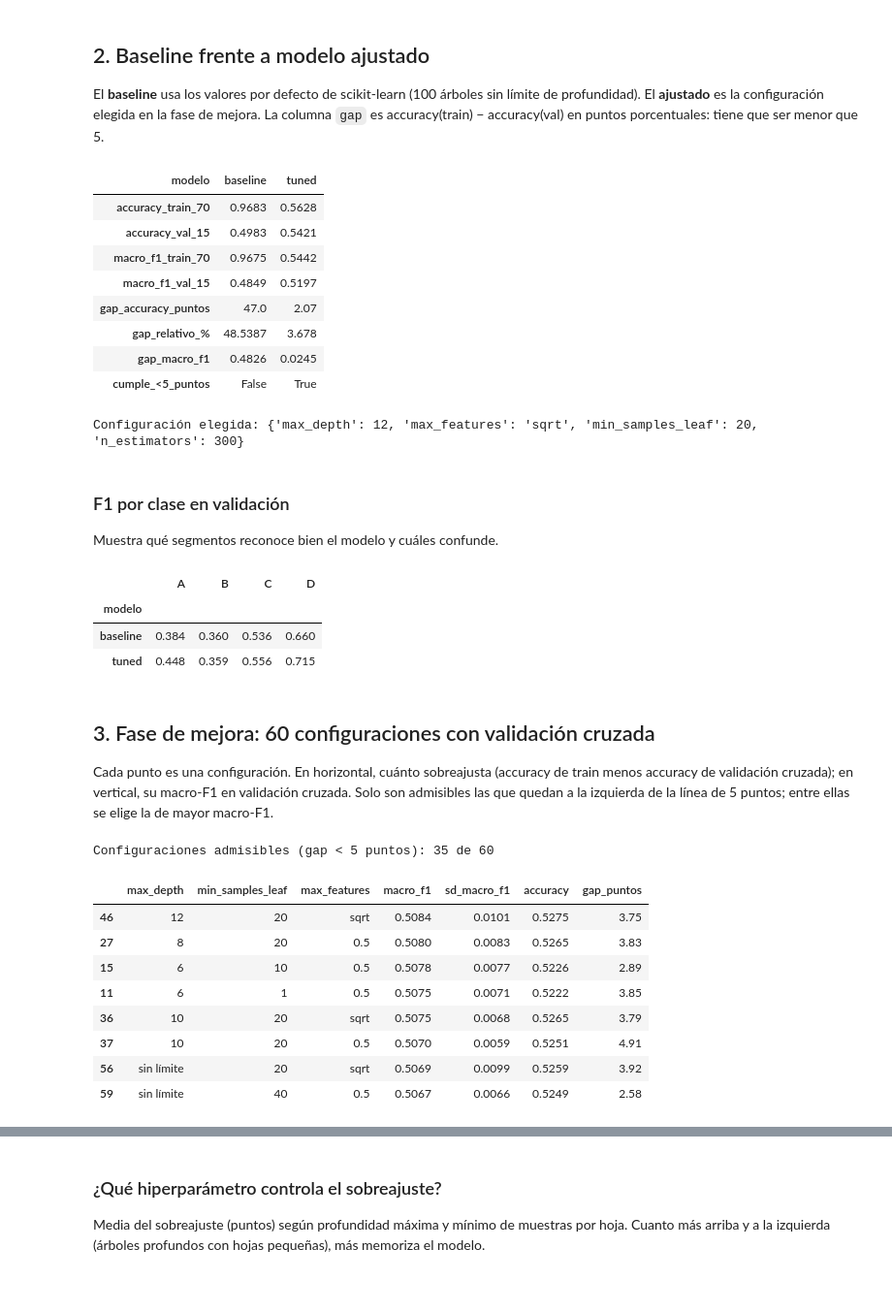
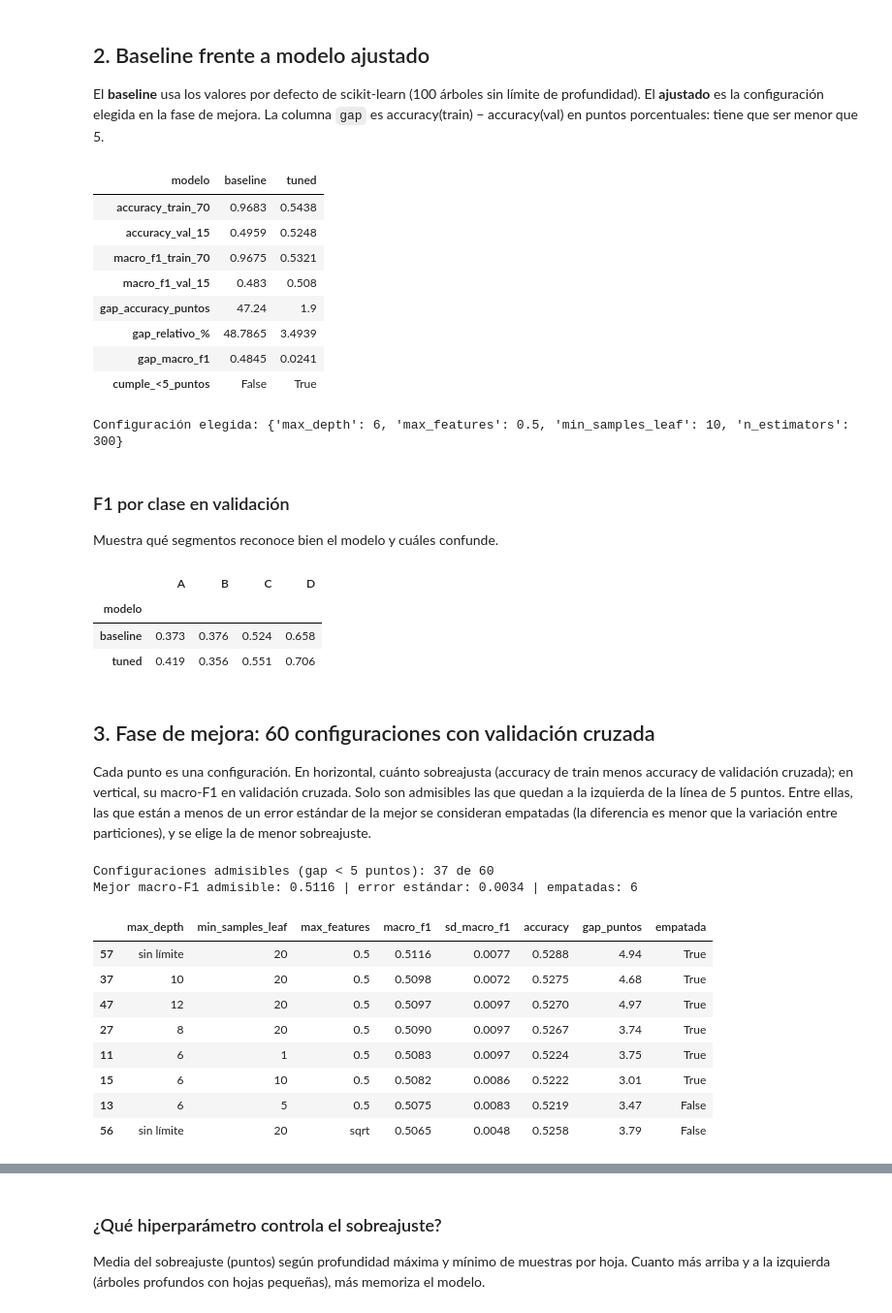
Before and after one commit to IA-P1-BCN/customer-segmentation-multiclass, a Jupyter notebook: 03_model_random_forest.ipynb, the cells around one changed output, grey strips where cells are left out. Shown at 97% size. Drawn from its saved outputs; the diff is of its cells as text; code cells hidden in the pictures; blank space fills up the shorter version.

```diff
--- a/03_model_random_forest.ipynb
+++ b/03_model_random_forest.ipynb
@@ -59,0 +58,11 @@ Filas: 64 | ejecuciones: 2 | semilla: [42]
+# %%
+history = pd.read_csv(RESULTS_PATH)
+history["fase"] = np.where(history["config"].str.startswith("baseline"), "baseline", "mejora")
+print("Filas en el fichero:", len(history), "| semilla:", history["seed"].unique().tolist())
+display(history.groupby(["fase", "run_timestamp_utc"]).size().to_frame("filas"))
+
+latest = history.groupby("fase")["run_timestamp_utc"].transform("max")
+results = history[history["run_timestamp_utc"] == latest].copy()
+assert results["notes"].str.contains("Approved, 28 columns").sum() == 4  # baseline y elegido, train y val
+print("Filas usadas (última ejecución de cada fase):", len(results))
+results["partition"].value_counts().to_frame("filas")
@@ -74,20 +98,20 @@ summary["cumple_<5_puntos"] = summary["gap_accuracy_puntos"] < 5
 summary.loc[["baseline", "tuned"]].round(4).T
 # %% [output]
 | modelo | baseline | tuned |
-| accuracy_train_70 | 0.9683 | 0.5628 |
-| accuracy_val_15 | 0.4983 | 0.5421 |
-| macro_f1_train_70 | 0.9675 | 0.5442 |
-| macro_f1_val_15 | 0.4849 | 0.5197 |
-| gap_accuracy_puntos | 47.0 | 2.07 |
-| gap_relativo_% | 48.5387 | 3.678 |
-| gap_macro_f1 | 0.4826 | 0.0245 |
+| accuracy_train_70 | 0.9683 | 0.5438 |
+| accuracy_val_15 | 0.4959 | 0.5248 |
+| macro_f1_train_70 | 0.9675 | 0.5321 |
+| macro_f1_val_15 | 0.483 | 0.508 |
+| gap_accuracy_puntos | 47.24 | 1.9 |
+| gap_relativo_% | 48.7865 | 3.4939 |
+| gap_macro_f1 | 0.4845 | 0.0241 |
 | cumple_<5_puntos | False | True |
 # %%
 tuned_config = final.loc[final["modelo"] == "tuned", "config"].iloc[0]
 tuned_params = json.loads(tuned_config.split(" ", 1)[1])
 print("Configuración elegida:", tuned_params)
 # %% [output]
-Configuración elegida: {'max_depth': 12, 'max_features': 'sqrt', 'min_samples_leaf': 20, 'n_estimators': 300}
+Configuración elegida: {'max_depth': 6, 'max_features': 0.5, 'min_samples_leaf': 10, 'n_estimators': 300}
 # %% [markdown]
 ### F1 por clase en validación
 
@@ -100,35 +124,41 @@ per_class.round(3)
 # %% [output]
 |  | A | B | C | D |
 | modelo |  |  |  |  |
-| baseline | 0.384 | 0.360 | 0.536 | 0.660 |
-| tuned | 0.448 | 0.359 | 0.556 | 0.715 |
+| baseline | 0.373 | 0.376 | 0.524 | 0.658 |
+| tuned | 0.419 | 0.356 | 0.551 | 0.706 |
 # %% [markdown]
 ## 3. Fase de mejora: 60 configuraciones con validación cruzada
 
-Cada punto es una configuración. En horizontal, cuánto sobreajusta (accuracy de train menos accuracy de validación cruzada); en vertical, su macro-F1 en validación cruzada. Solo son admisibles las que quedan a la izquierda de la línea de 5 puntos; entre ellas se elige la de mayor macro-F1.
+Cada punto es una configuración. En horizontal, cuánto sobreajusta (accuracy de train menos accuracy de validación cruzada); en vertical, su macro-F1 en validación cruzada. Solo son admisibles las que quedan a la izquierda de la línea de 5 puntos. Entre ellas, las que están a menos de un error estándar de la mejor se consideran empatadas (la diferencia es menor que la variación entre particiones), y se elige la de menor sobreajuste.
 # %%
 cv = results[results["partition"] == "cv5fold"].copy()
 cv["params"] = cv["config"].str.split(" ", n=1).str[1].map(json.loads)
 cv = pd.concat([cv.reset_index(drop=True), pd.json_normalize(cv["params"].tolist())], axis=1)
 cv["gap_puntos"] = cv["notes"].str.extract(r"train - CV gap ([\d.]+)").astype(float)
 cv["sd_macro_f1"] = cv["notes"].str.extract(r"sd macro-F1 ([\d.]+)").astype(float)
 cv["admisible"] = cv["gap_puntos"] < 5
 cv["max_depth"] = cv["max_depth"].map(lambda d: "sin límite" if pd.isna(d) else str(int(d)))
 
 print("Configuraciones admisibles (gap < 5 puntos):", int(cv["admisible"].sum()), "de", len(cv))
-cols = ["max_depth", "min_samples_leaf", "max_features", "macro_f1", "sd_macro_f1", "accuracy", "gap_puntos"]
+top = cv[cv["admisible"]].sort_values("macro_f1", ascending=False).iloc[0]
+error_estandar = top["sd_macro_f1"] / np.sqrt(5)
+cv["empatada"] = cv["admisible"] & (cv["macro_f1"] >= top["macro_f1"] - error_estandar - 5e-5)  # margen por el redondeo a 4 decimales
+print(f"Mejor macro-F1 admisible: {top['macro_f1']:.4f} | error estándar: {error_estandar:.4f} | "
+      f"empatadas: {int(cv['empatada'].sum())}")
+cols = ["max_depth", "min_samples_leaf", "max_features", "macro_f1", "sd_macro_f1", "accuracy", "gap_puntos", "empatada"]
 cv[cv["admisible"]].sort_values("macro_f1", ascending=False)[cols].head(8)
 # %% [output]
-Configuraciones admisibles (gap < 5 puntos): 35 de 60
+Configuraciones admisibles (gap < 5 puntos): 37 de 60
+Mejor macro-F1 admisible: 0.5116 | error estándar: 0.0034 | empatadas: 6
-|  | max_depth | min_samples_leaf | max_features | macro_f1 | sd_macro_f1 | accuracy | gap_puntos |
-| 46 | 12 | 20 | sqrt | 0.5084 | 0.0101 | 0.5275 | 3.75 |
-| 27 | 8 | 20 | 0.5 | 0.5080 | 0.0083 | 0.5265 | 3.83 |
-| 15 | 6 | 10 | 0.5 | 0.5078 | 0.0077 | 0.5226 | 2.89 |
-| 11 | 6 | 1 | 0.5 | 0.5075 | 0.0071 | 0.5222 | 3.85 |
-| 36 | 10 | 20 | sqrt | 0.5075 | 0.0068 | 0.5265 | 3.79 |
-| 37 | 10 | 20 | 0.5 | 0.5070 | 0.0059 | 0.5251 | 4.91 |
-| 56 | sin límite | 20 | sqrt | 0.5069 | 0.0099 | 0.5259 | 3.92 |
-| 59 | sin límite | 40 | 0.5 | 0.5067 | 0.0066 | 0.5249 | 2.58 |
+|  | max_depth | min_samples_leaf | max_features | macro_f1 | sd_macro_f1 | accuracy | gap_puntos | empatada |
+| 57 | sin límite | 20 | 0.5 | 0.5116 | 0.0077 | 0.5288 | 4.94 | True |
+| 37 | 10 | 20 | 0.5 | 0.5098 | 0.0072 | 0.5275 | 4.68 | True |
+| 47 | 12 | 20 | 0.5 | 0.5097 | 0.0097 | 0.5270 | 4.97 | True |
+| 27 | 8 | 20 | 0.5 | 0.5090 | 0.0097 | 0.5267 | 3.74 | True |
+| 11 | 6 | 1 | 0.5 | 0.5083 | 0.0097 | 0.5224 | 3.75 | True |
+| 15 | 6 | 10 | 0.5 | 0.5082 | 0.0086 | 0.5222 | 3.01 | True |
+| 13 | 6 | 5 | 0.5 | 0.5075 | 0.0083 | 0.5219 | 3.47 | False |
+| 56 | sin límite | 20 | sqrt | 0.5065 | 0.0048 | 0.5258 | 3.79 | False |
 # %%
 is_selected = cv["params"].map(lambda p: p == tuned_params)
 fig, ax = plt.subplots(figsize=(8, 4.6))
```
Also changed, not shown: parts of 15 cells of this notebook, 7 other files.
